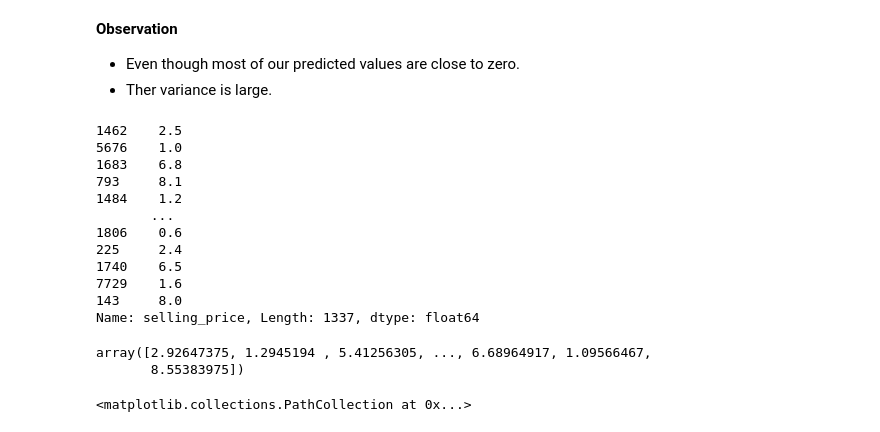
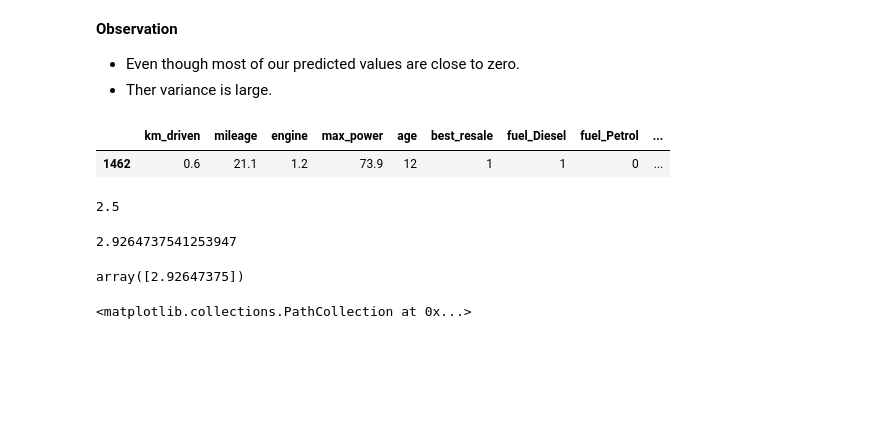
Before and after one commit to praathapj/UsedCarPriceCalc, a Jupyter notebook: UsedCarPricePred.ipynb, the cells around one changed output. Drawn from its saved outputs; the diff is of its cells as text; code cells hidden in the pictures; blank space fills up the shorter version.

```diff
--- a/UsedCarPricePred.ipynb
+++ b/UsedCarPricePred.ipynb
@@ -1211,26 +1220,25 @@ https://gist.github.com/mwaskom/de44147ed2974457ad6372750bbe5751
 **Observation**
 * Even though most of our predicted values are close to zero.
 * Ther variance is large.
+# %%
+x_test.iloc[0:1,:]
+# %% [output]
+|  | km_driven | mileage | engine | max_power | age | best_resale | fuel_Diesel | fuel_Petrol | ... |
+| 1462 | 0.6 | 21.1 | 1.2 | 73.9 | 12 | 1 | 1 | 0 | ... |
 # %%
-y_test
+y_test.iloc[0]
 # %% [output]
-1462    2.5
-5676    1.0
-1683    6.8
-793     8.1
-1484    1.2
-       ...
-1806    0.6
-225     2.4
-1740    6.5
-7729    1.6
-143     8.0
-Name: selling_price, Length: 1337, dtype: float64
+2.5
 # %%
-prediction
+prediction[0]
 # %% [output]
-array([2.92647375, 1.2945194 , 5.41256305, ..., 6.68964917, 1.09566467,
-       8.55383975])
+2.9264737541253947
+# %%
+# Manual predict
+ip = np.array([0.6,21.1,1.2,73.9,12,1,1,0,1,0,1,0,1,0,0,0,1]).reshape(1,-1)
+rf_random.predict(ip)
+# %% [output]
+array([2.92647375])
 # %%
 plt.scatter(y_test,prediction)
 # %% [output]
```
Also changed, not shown: parts of 1 cell of this notebook, 1 other file.
